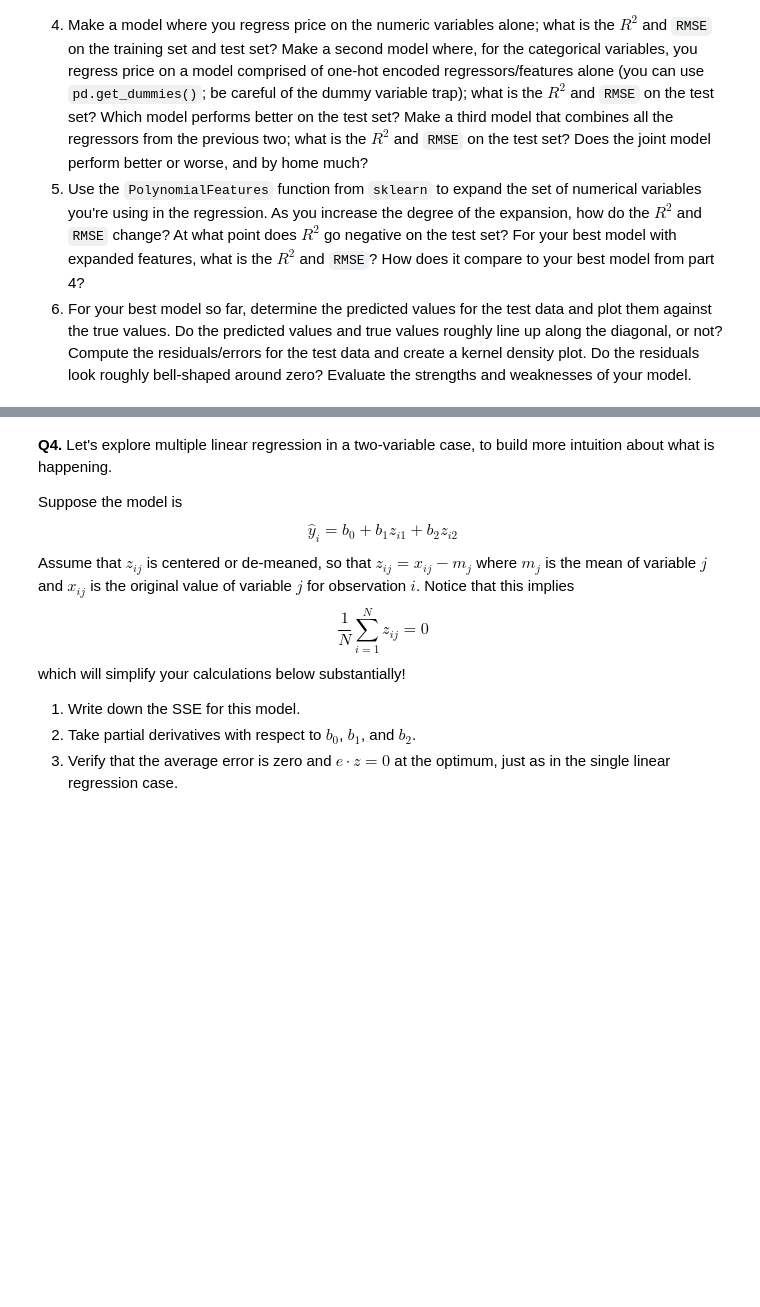
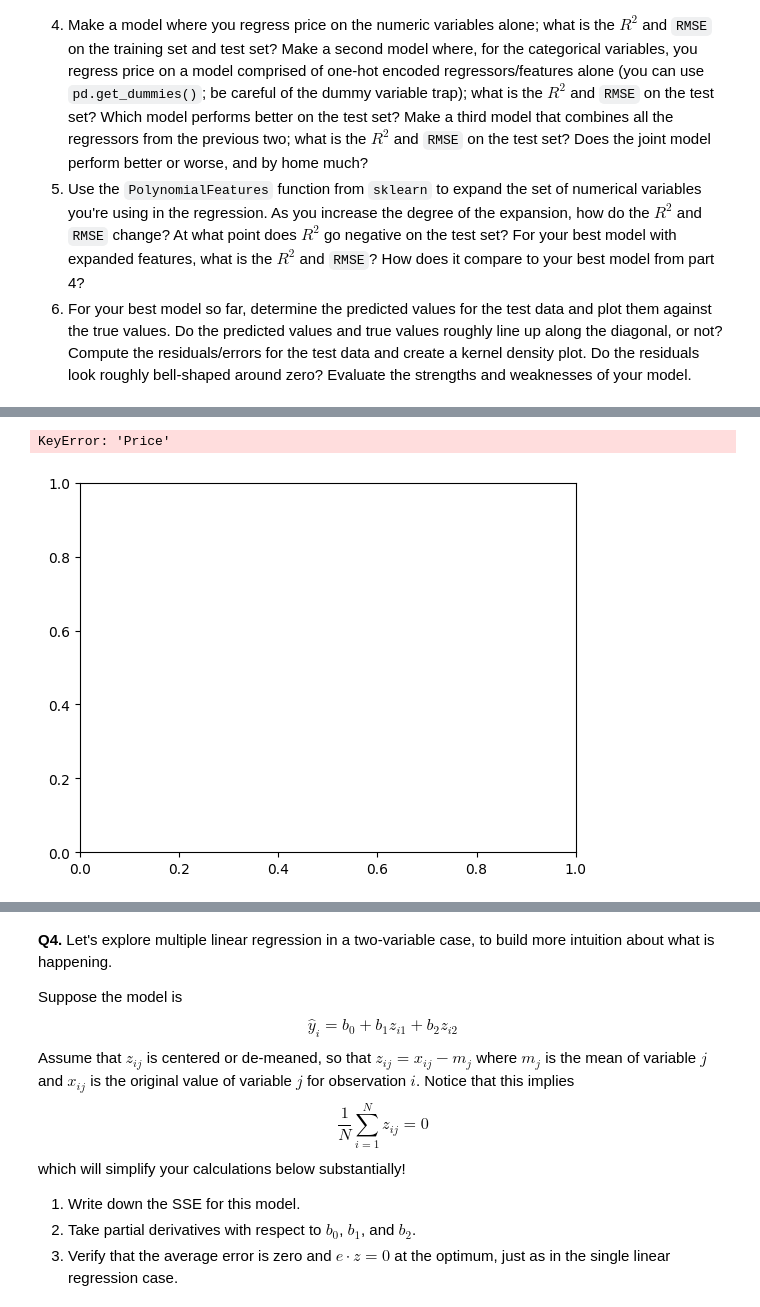
Before and after one commit to btw257-ui/linear_models, a Jupyter notebook: assignment/assignment.ipynb, the cells around one changed output, grey strips where cells are left out. Saved outputs shown, nothing was run; the diff lists cells and outputs as text; code cells hidden in the pictures; blank space fills up the shorter version.

```diff
--- a/assignment/assignment.ipynb
+++ b/assignment/assignment.ipynb
@@ -209,0 +230,11 @@ Index(['Price', 'Review Scores Rating', 'Neighbourhood ', 'Property Type',
+# %%
+cars2 = cars.copy()
+cars2["Price"]=np.log(cars2["Price"])
+cars2.rename(columns={"Price":"Log_Price"}, inplace=True)
+# %%
+for i in numericals:
+  cars2.plot.scatter(i, 'Log_Price')
+  plt.show()
+# %% [output]
+KeyError: 'Price'
+[figure, added]
```
Also changed, not shown: parts of 8 cells of this notebook.
